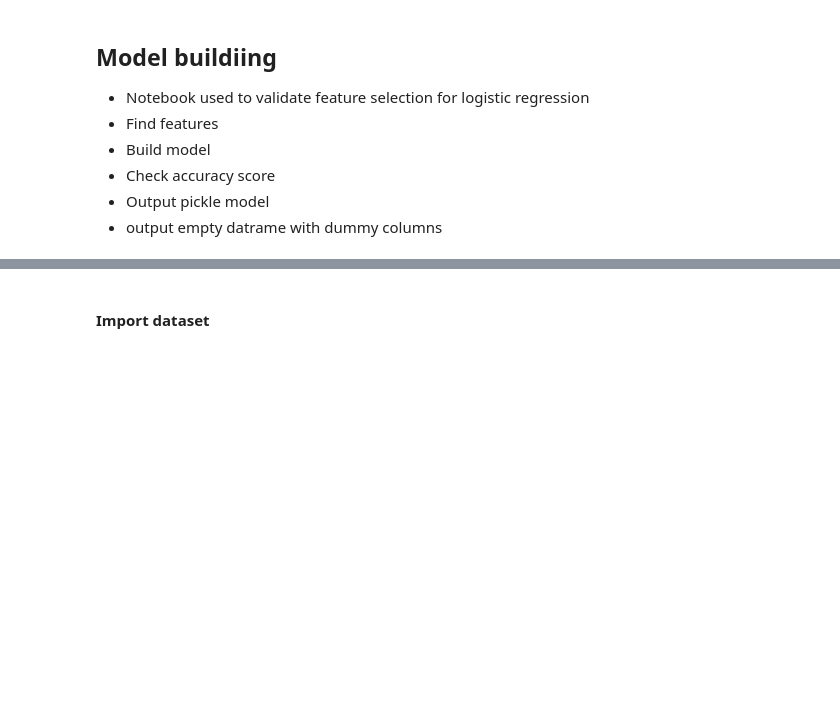
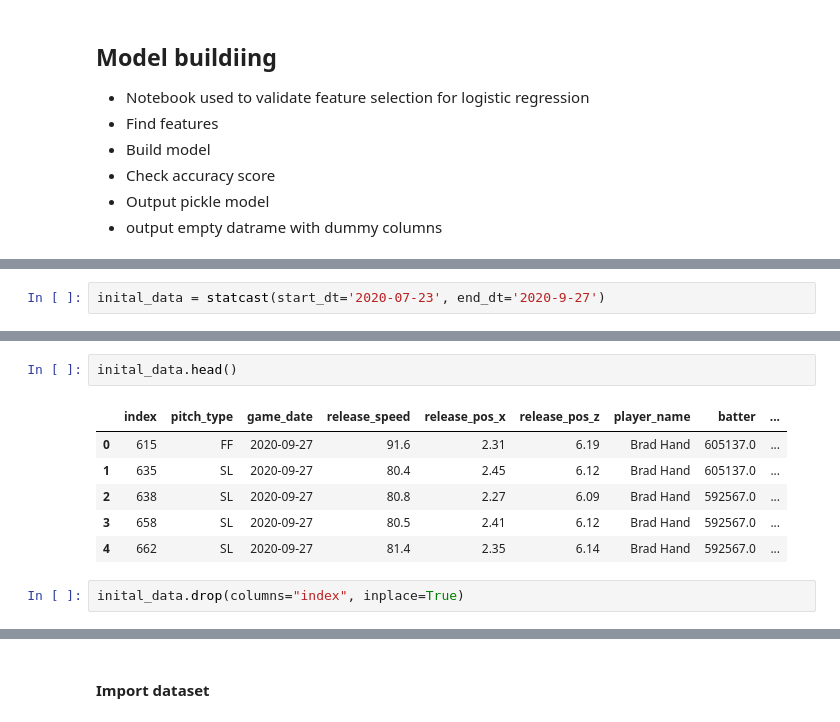
Before and after one commit to AveryData/MappingHeat, a Jupyter notebook: model/model.ipynb, the cells around one changed output, grey strips where cells are left out. Drawn from its saved outputs; the diff is of its cells as text; blank space fills up the shorter version.

```diff
--- a/model/model.ipynb
+++ b/model/model.ipynb
@@ -20,0 +45,2 @@ import numpy as np
+# %%
+inital_data = statcast(start_dt='2020-07-23', end_dt='2020-9-27')
@@ -20,0 +61,11 @@ import numpy as np
+# %%
+inital_data.head()
+# %% [output]
+|  | index | pitch_type | game_date | release_speed | release_pos_x | release_pos_z | player_name | batter | ... |
+| 0 | 615 | FF | 2020-09-27 | 91.6 | 2.31 | 6.19 | Brad Hand | 605137.0 | ... |
+| 1 | 635 | SL | 2020-09-27 | 80.4 | 2.45 | 6.12 | Brad Hand | 605137.0 | ... |
+| 2 | 638 | SL | 2020-09-27 | 80.8 | 2.27 | 6.09 | Brad Hand | 592567.0 | ... |
+| 3 | 658 | SL | 2020-09-27 | 80.5 | 2.41 | 6.12 | Brad Hand | 592567.0 | ... |
+| 4 | 662 | SL | 2020-09-27 | 81.4 | 2.35 | 6.14 | Brad Hand | 592567.0 | ... |
+# %%
+inital_data.drop(columns="index", inplace=True)
```
Also changed, not shown: parts of 47 cells of this notebook.
